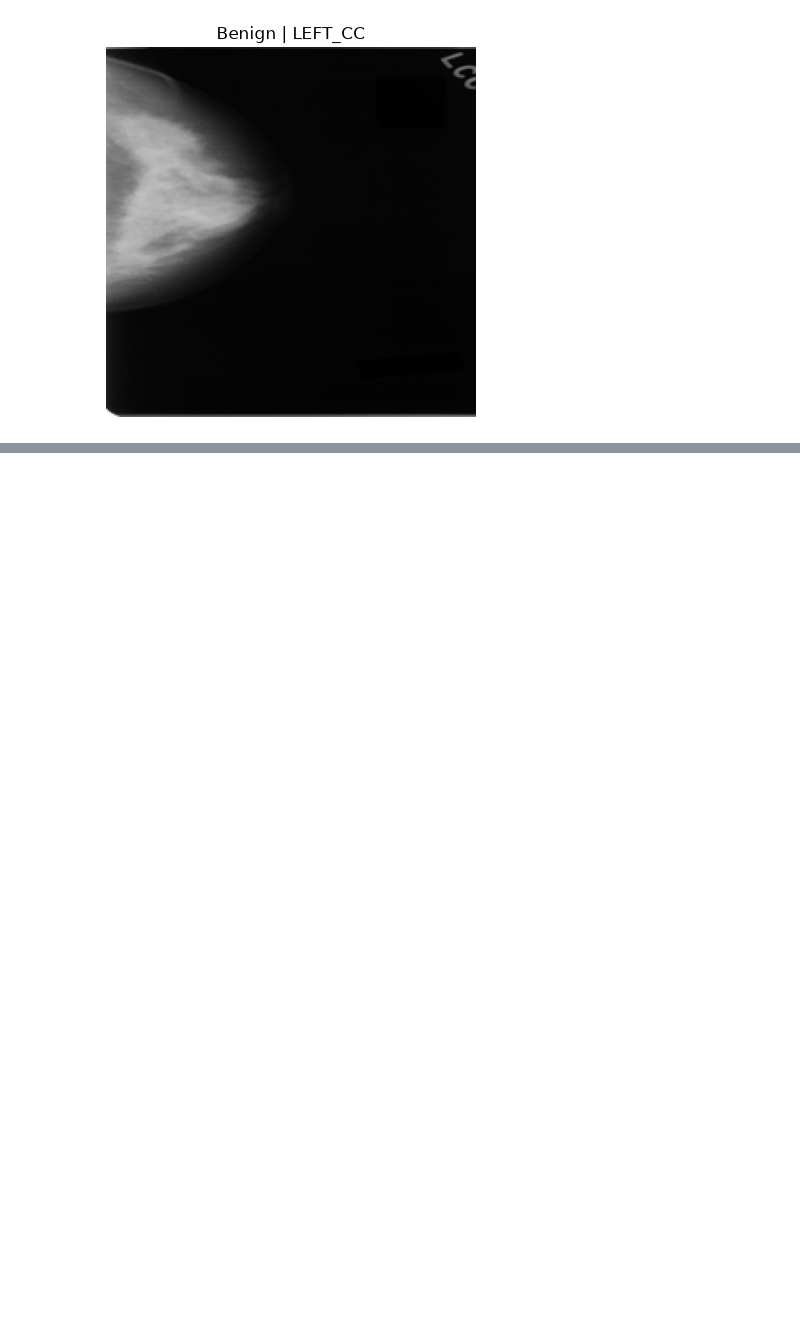
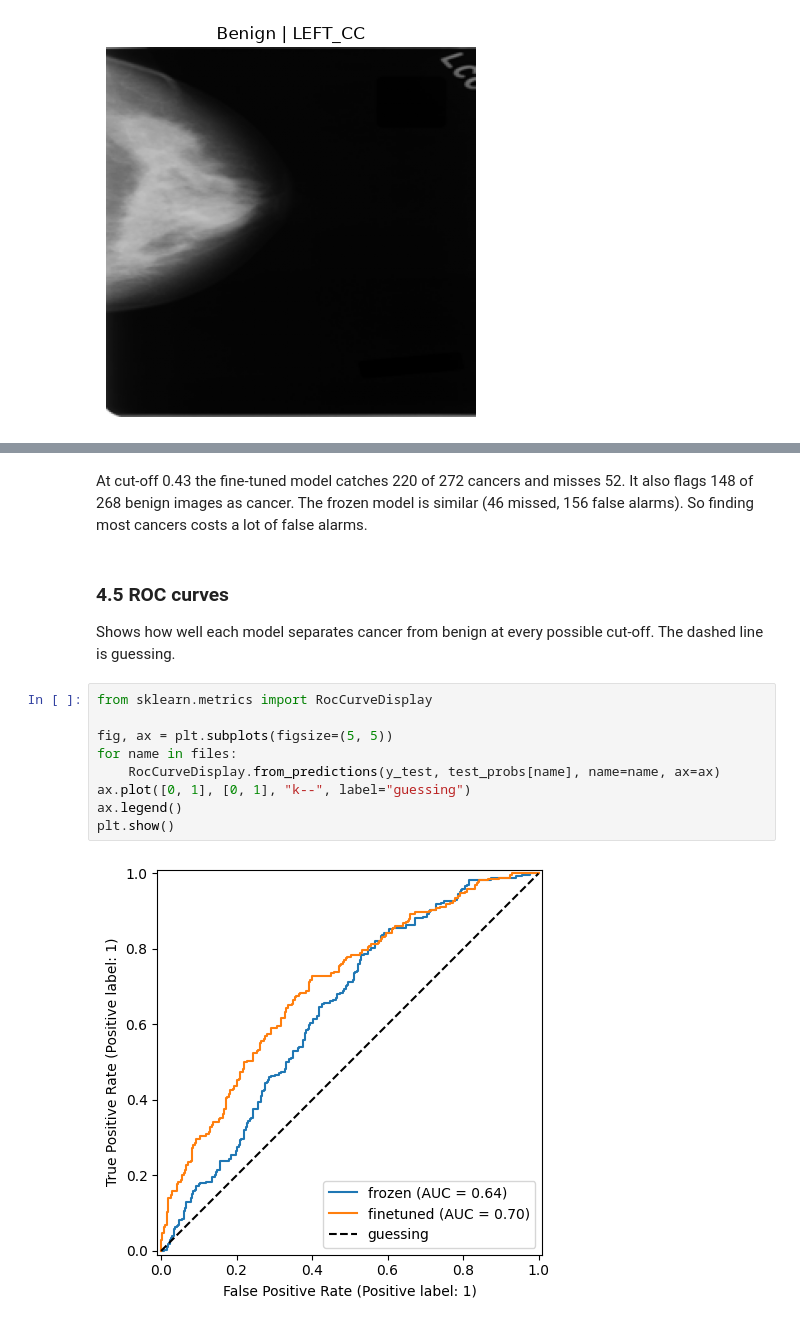
Before and after one commit to karan-kumardev/Breast-Cancer-Detection-, a Jupyter notebook: deep_learning.ipynb, the cells around one changed output, grey strips where cells are left out. Drawn from its saved outputs; the diff is of its cells as text; blank space fills up the shorter version.

```diff
--- a/deep_learning.ipynb
+++ b/deep_learning.ipynb
@@ -232,0 +582,16 @@ plt.show()
+# %% [markdown]
+At cut-off 0.43 the fine-tuned model catches 220 of 272 cancers and misses 52. It also flags 148 of 268 benign images as cancer. The frozen model is similar (46 missed, 156 false alarms). So finding most cancers costs a lot of false alarms.
+# %% [markdown]
+### 4.5 ROC curves
+Shows how well each model separates cancer from benign at every possible cut-off. The dashed line is guessing.
+# %%
+from sklearn.metrics import RocCurveDisplay
+
+fig, ax = plt.subplots(figsize=(5, 5))
+for name in files:
+    RocCurveDisplay.from_predictions(y_test, test_probs[name], name=name, ax=ax)
+ax.plot([0, 1], [0, 1], "k--", label="guessing")
+ax.legend()
+plt.show()
+# %% [output]
+[figure, added]
```
Also changed, not shown: parts of 35 cells of this notebook, 6 other files.
